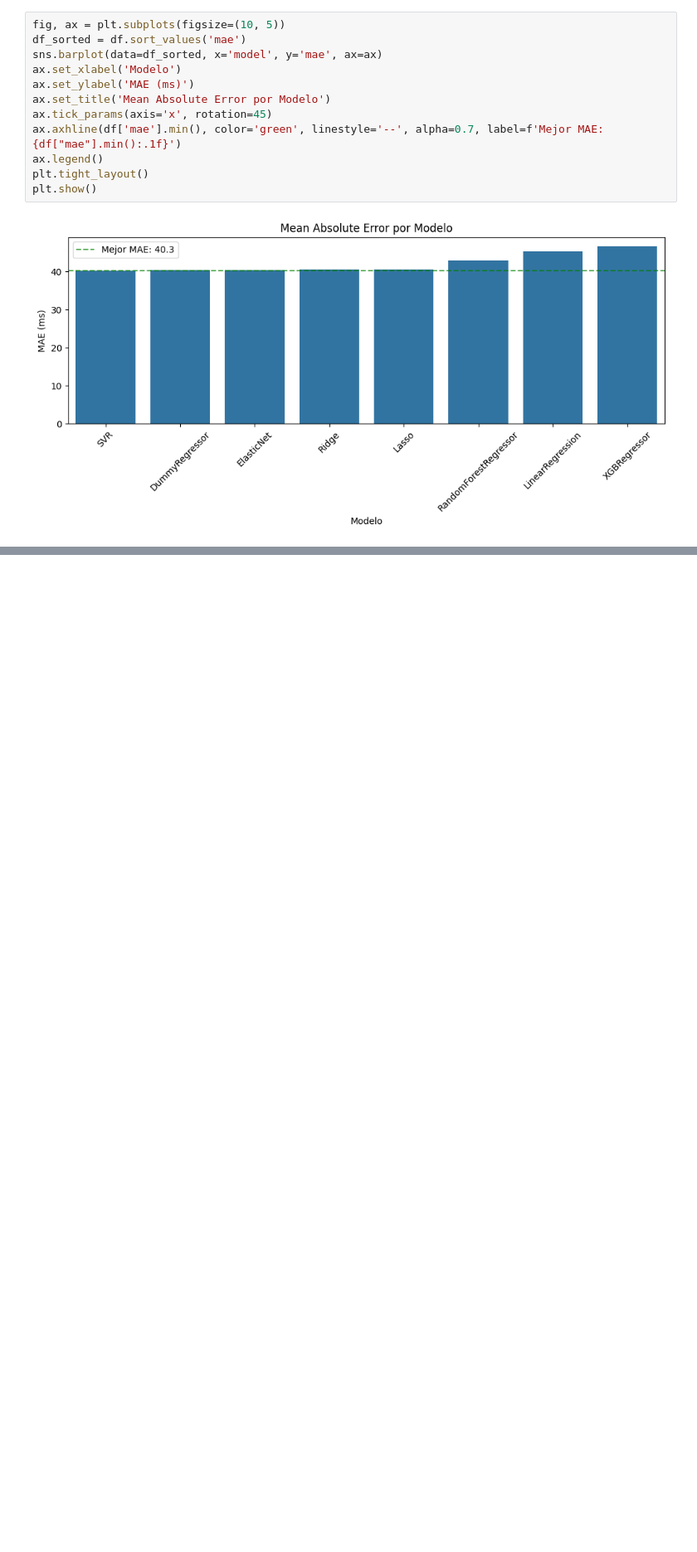
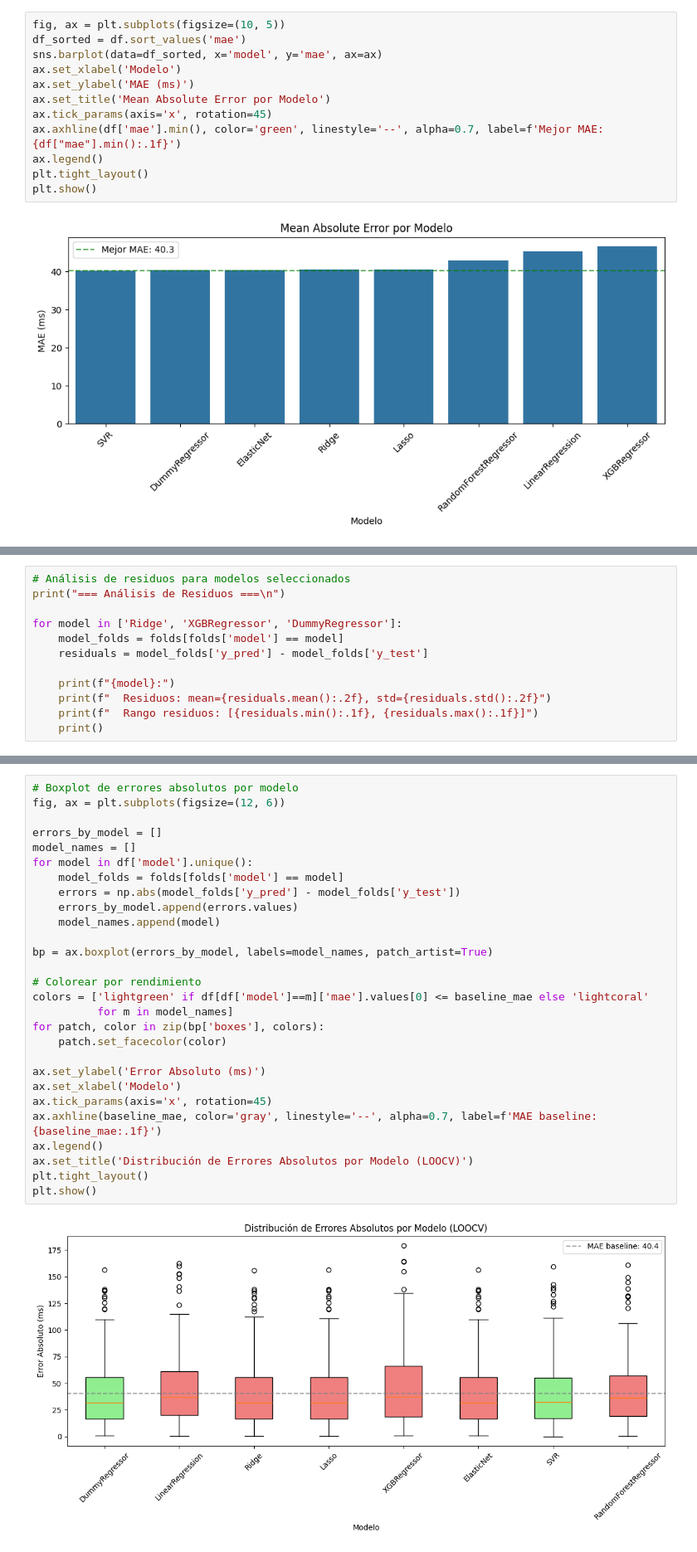
Before and after one commit to gianluca-capelo/datapruebas_analysis, a Jupyter notebook: analysis/tmt_ssrt_ml_results_analysis.ipynb, the cells around one changed output, grey strips where cells are left out. Shown at 83% size. Saved outputs shown, nothing was run; the diff lists cells and outputs as text; blank space fills up the shorter version.

```diff
--- a/analysis/tmt_ssrt_ml_results_analysis.ipynb
+++ b/analysis/tmt_ssrt_ml_results_analysis.ipynb
@@ -78,0 +258,12 @@ plt.show()
+# %%
+# Análisis de residuos para modelos seleccionados
+print("=== Análisis de Residuos ===\n")
+
+for model in ['Ridge', 'XGBRegressor', 'DummyRegressor']:
+    model_folds = folds[folds['model'] == model]
+    residuals = model_folds['y_pred'] - model_folds['y_test']
+
+    print(f"{model}:")
+    print(f"  Residuos: mean={residuals.mean():.2f}, std={residuals.std():.2f}")
+    print(f"  Rango residuos: [{residuals.min():.1f}, {residuals.max():.1f}]")
+    print()
@@ -78,0 +359,30 @@ plt.show()
+# %%
+# Boxplot de errores absolutos por modelo
+fig, ax = plt.subplots(figsize=(12, 6))
+
+errors_by_model = []
+model_names = []
+for model in df['model'].unique():
+    model_folds = folds[folds['model'] == model]
+    errors = np.abs(model_folds['y_pred'] - model_folds['y_test'])
+    errors_by_model.append(errors.values)
+    model_names.append(model)
+
+bp = ax.boxplot(errors_by_model, labels=model_names, patch_artist=True)
+
+# Colorear por rendimiento
+colors = ['lightgreen' if df[df['model']==m]['mae'].values[0] <= baseline_mae else 'lightcoral'
+          for m in model_names]
+for patch, color in zip(bp['boxes'], colors):
+    patch.set_facecolor(color)
+
+ax.set_ylabel('Error Absoluto (ms)')
+ax.set_xlabel('Modelo')
+ax.tick_params(axis='x', rotation=45)
+ax.axhline(baseline_mae, color='gray', linestyle='--', alpha=0.7, label=f'MAE baseline: {baseline_mae:.1f}')
+ax.legend()
+ax.set_title('Distribución de Errores Absolutos por Modelo (LOOCV)')
+plt.tight_layout()
+plt.show()
+# %% [output]
+[figure, added]
```
Also changed, not shown: parts of 23 cells of this notebook.
